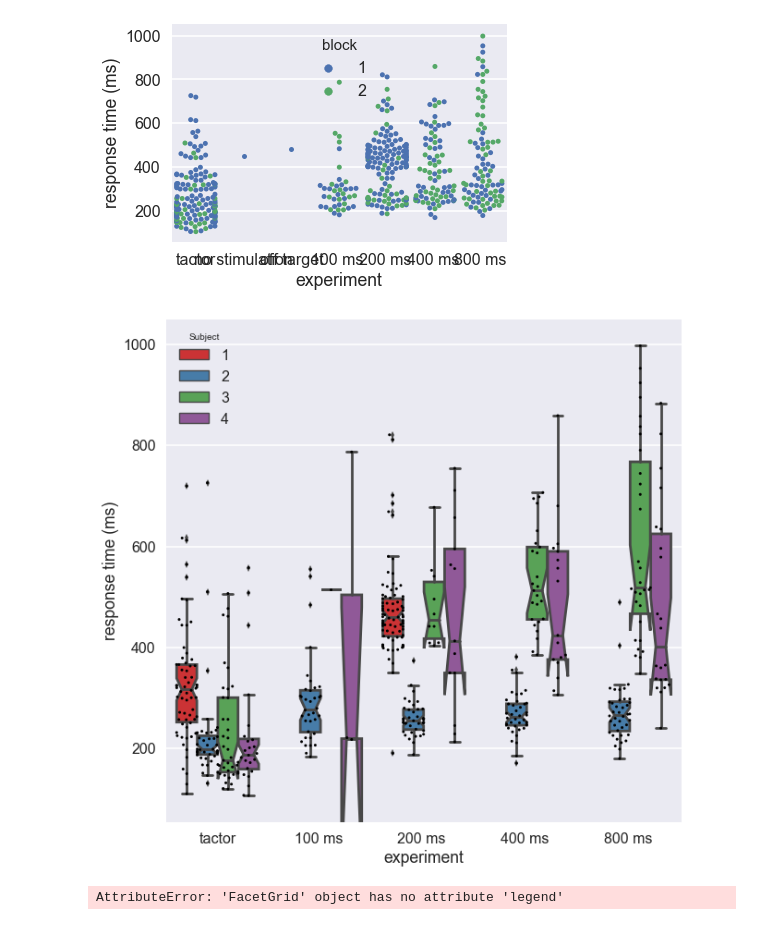
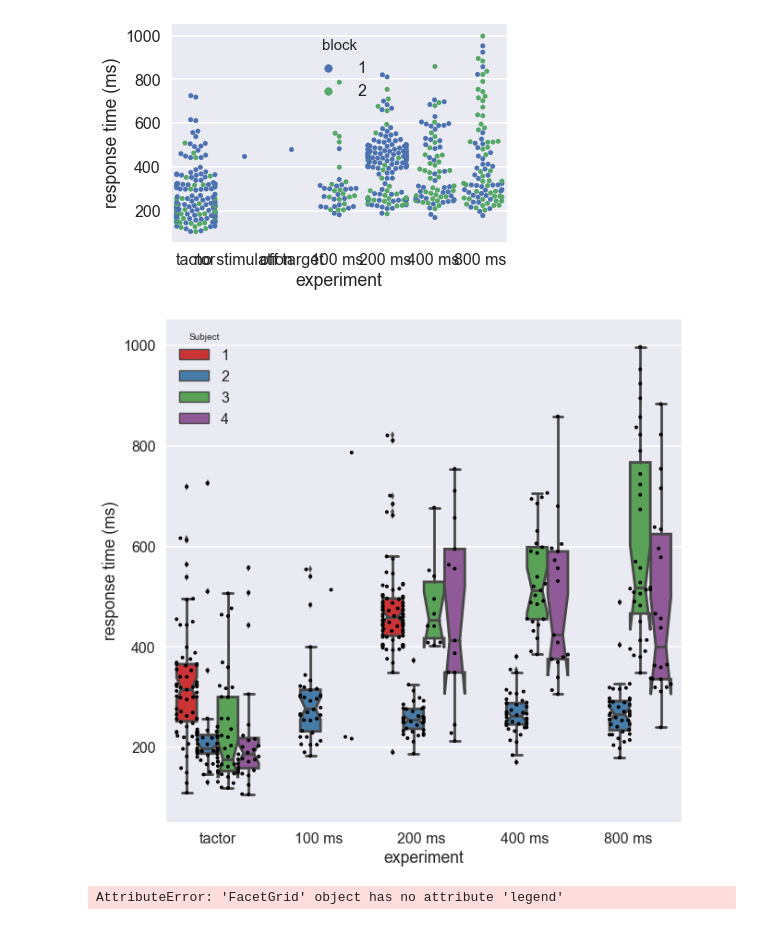
Before and after one commit to davidjuliancaldwell/StimulationResponseTimingPython, a Jupyter notebook: PlottingMatlabData.ipynb, the cells around one changed output. Saved outputs shown, nothing was run; the diff lists cells and outputs as text; code cells hidden in the pictures.

Commit message:
small modifications to plotting the data

```diff
--- a/PlottingMatlabData.ipynb
+++ b/PlottingMatlabData.ipynb
@@ -291,23 +295,27 @@ fig6 = plt.gcf()
 # %% [output]
 [figure]
 # %%
-frame7 = sns.boxplot(x = 'experiment',y='response time (ms)',notch=True ,hue='Subject',orient="v", data = resultTrim,order = ['tactor','100 ms ','200 ms ','400 ms ','800 ms '],palette=color_pal_3)
+resultTrim_forBox = resultTrim[~(resultTrim['Subject'].isin(['3','4']) & (resultTrim['experiment'].isin(['100 ms '])))]
+result[(result['response time (ms)'] < 1000) & (result['response time (ms)'] > 100)]
+
+
+frame7 = sns.boxplot(x = 'experiment',y='response time (ms)',notch=True ,hue='Subject',orient="v", data = resultTrim_forBox,order = ['tactor','100 ms ','200 ms ','400 ms ','800 ms '],palette=color_pal_3)
 handles, labels = frame7.get_legend_handles_labels()
 
 
 
-frame7 = sns.swarmplot(x = 'experiment',y='response time (ms)',size=3,hue='Subject',data = resultTrim,palette=['black'],split="True",order=['tactor','100 ms ','200 ms ','400 ms ','800 ms '])
+frame7 = sns.swarmplot(x = 'experiment',y='response time (ms)',size=4,hue='Subject',data = resultTrim,palette=['black'],split="True",order=['tactor','100 ms ','200 ms ','400 ms ','800 ms '])
 #sns.set_palette
 frame7.legend_.remove()
 
 frame7.legend(handles, labels, loc="upper left", title="Subject")
 
 fig7 = plt.gcf()
 fig7.set_size_inches(10,10)
-fig7.savefig('swarmAndBoxSID_subj4.svg', dpi=600)
-fig7.savefig('swarmAndBoxSID_subj4.png', dpi=300)
+#fig7.savefig('swarmAndBoxSID_subj4.svg', dpi=600)
+#fig7.savefig('swarmAndBoxSID_subj4.png', dpi=300)
 # %% [output]
-[figure, old version]
+[figure, new version]
 # %%
 frame7 = sns.factorplot(x = 'experiment',y='response time (ms)',kind="box",notch=True ,hue='Subject',orient="v", data = resultTrim,order = ['tactor','100 ms ','200 ms ','400 ms ','800 ms '])
 #handles, labels = frame7.get_legend_handles_labels()
```
Also changed, not shown: parts of 11 cells of this notebook.
